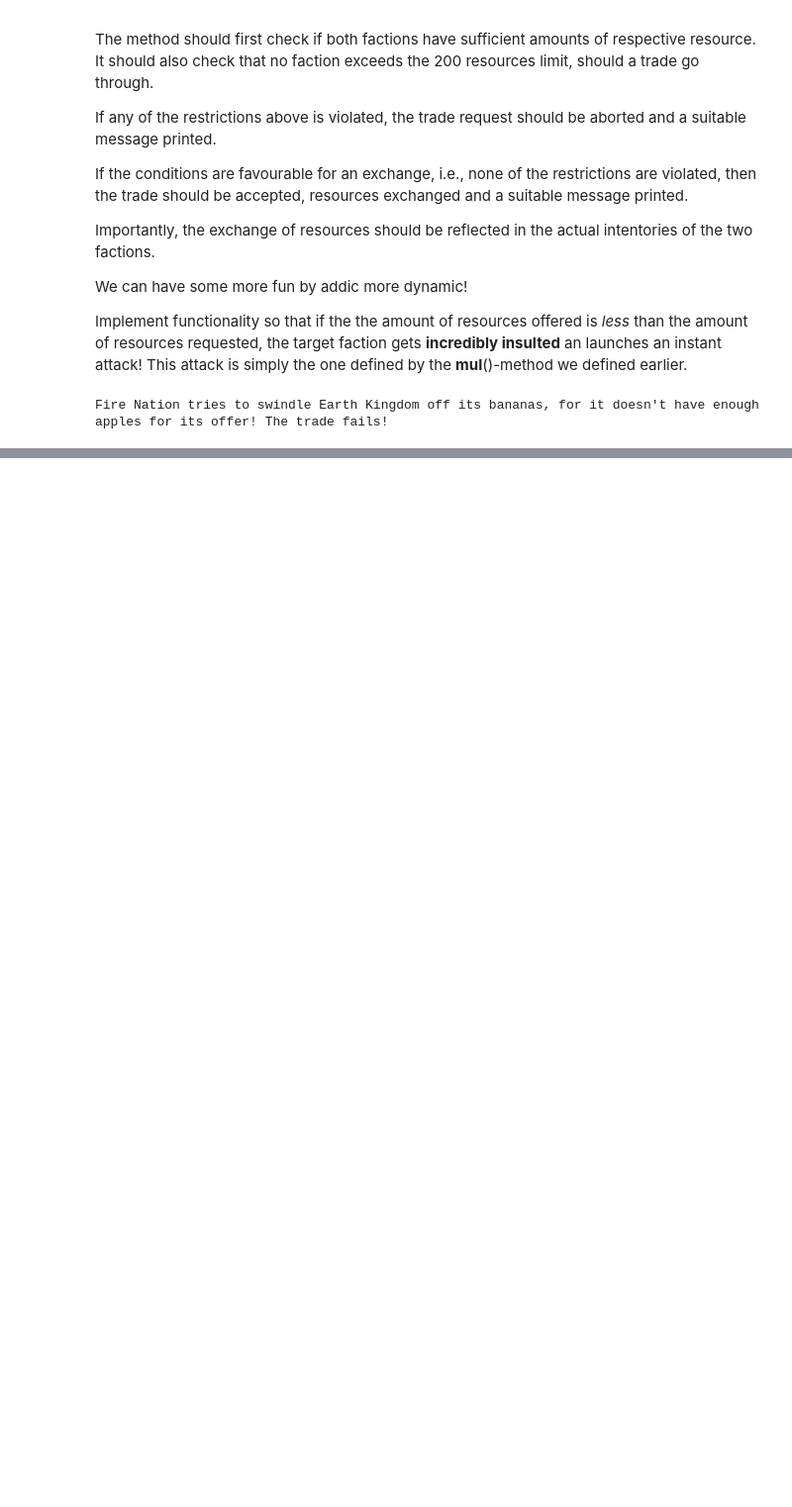
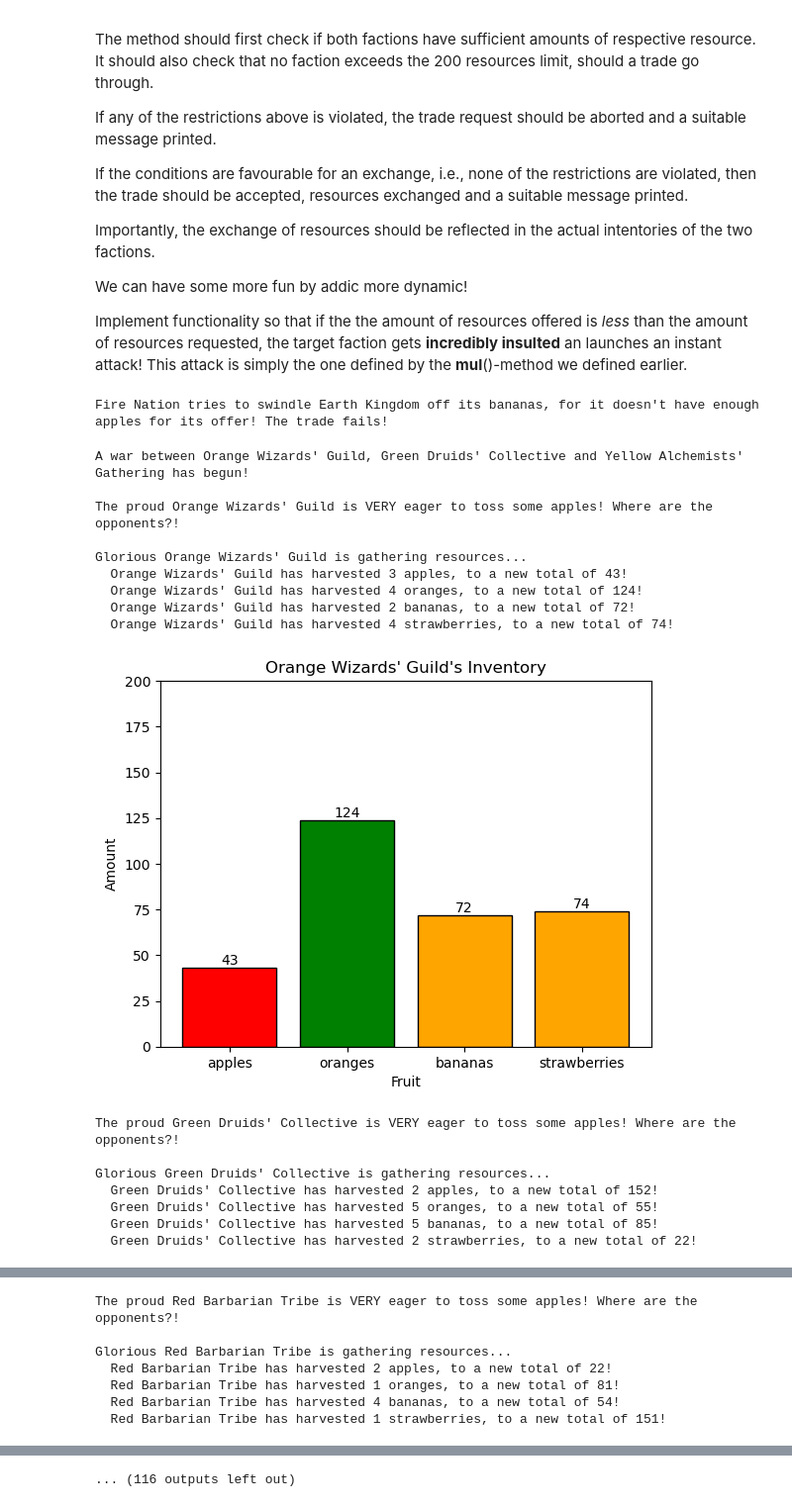
Before and after one commit to SVMino53/aiM24_IsakF_Laboration, a Jupyter notebook: Isak_Forsberg_sweet_conquer.ipynb, the cells around one changed output, grey strips where cells are left out. Shown at 99% size. Saved outputs shown, nothing was run; the diff lists cells and outputs as text; code cells hidden in the pictures; blank space fills up the shorter version.

```diff
--- a/Isak_Forsberg_sweet_conquer.ipynb
+++ b/Isak_Forsberg_sweet_conquer.ipynb
@@ -759,46 +759,106 @@ fruits = ["apples", "oranges", "bananas", "strawberries"]
 green_druids = Faction("Green Druids' Collective", 150, 50, 80, 20)
 orange_wizards = Faction("Orange Wizards' Guild", 40, 120, 70, 70)
 yellow_alchemists = Faction("Yellow Alchemists' Gathering", 70, 70, 120, 40)
-red_barbarians = Faction("Red Barbarians' Tribe", 20, 80, 50, 150)
+red_barbarians = Faction("Red Barbarian Tribe", 20, 80, 50, 150)
 
 factions = [green_druids, orange_wizards, yellow_alchemists, red_barbarians]
 random.shuffle(factions)
 
-print(f"A war between {", ".join(factions[:-2])} and {factions[-1]}!")
+print(f"A war between {", ".join([f.name for f in factions[:-2]])} and {factions[-1].name} has begun!")
 print()
 
 index = 0
 while len(factions) > 1:
     time.sleep(2)
     current_faction = factions[index]
-    action = random.choice(actions)
+    current_faction.status()
+    print()
+
+    time.sleep(2)
+
+    if current_faction.inventory() < 800:
+        action = random.choice(actions)
+    else:
+        action = "attack"
 
     if action == "gather":
         current_faction.organical_growth()
         print()
+
+        time.sleep(2)
+        current_faction.visualize_resources()
 
     elif action == "attack":
         target_index = random.choice([i for i in range(len(factions)) if i != index])
         target_faction = factions[target_index]
         current_faction * target_faction
         print()
+
+        time.sleep(2)
+        current_faction.visualize_resources()
 
         if target_faction.inventory() == 0:
             time.sleep(2)
 
             if index > target_index:
                 index -= 1
 
             factions.remove(target_faction)
 
             print(f"{target_faction} has been defeated by {current_faction}!!!")
             print()
 
+        else:
+            time.sleep(2)
+            target_faction.visualize_resources()
+
     else:
         target_index = random.choice([i for i in range(len(factions)) if i != index])
         target_faction = factions[target_index]
-        requested_fruit =
+        requested_fruit = random.choice([fruit for fruit in fruits if getattr(current_faction, fruit) < 200])
+        requested_amount = random.randint(1, 200 - getattr(current_faction, requested_fruit))
+        offered_fruit = random.choice([fruit for fruit in fruits if getattr(current_faction, fruit) > 1])
+        offered_amount = random.randint(1, getattr(current_faction, offered_fruit) - 1)
 
-        current_faction.trade_offer(target_faction, )
+        current_faction.trade_offer(target_faction, offered_fruit, offered_amount, requested_fruit, requested_amount)
+        print()
+
+        if current_faction.inventory() == 0:
+            time.sleep(2)
+
+            index -= 1
+
+            factions.remove(current_faction)
+
+            print(f"{current_faction} has been defeated by {target_faction}!!!")
+            print()
+
+            time.sleep(2)
+            target_faction.visualize_resources()
+
+        else:
+            time.sleep(2)
+            current_faction.visualize_resources()
+
+            time.sleep(2)
+            target_faction.visualize_resources()
 
     index = (index + 1) % len(factions)
+# %% [output]
+A war between Orange Wizards' Guild, Green Druids' Collective and Yellow Alchemists' Gathering has begun!
+
+The proud Orange Wizards' Guild is VERY eager to toss some apples! Where are the opponents?!
+
+Glorious Orange Wizards' Guild is gathering resources...
+  Orange Wizards' Guild has harvested 3 apples, to a new total of 43!
+  Orange Wizards' Guild has harvested 4 oranges, to a new total of 124!
+  Orange Wizards' Guild has harvested 2 bananas, to a new total of 72!
+  Orange Wizards' Guild has harvested 4 strawberries, to a new total of 74!
+[figure, added]
+The proud Green Druids' Collective is VERY eager to toss some apples! Where are the opponents?!
+
+Glorious Green Druids' Collective is gathering resources...
+  Green Druids' Collective has harvested 2 apples, to a new total of 152!
+  Green Druids' Collective has harvested 5 oranges, to a new total of 55!
+  Green Druids' Collective has harvested 5 bananas, to a new total of 85!
+  Green Druids' Collective has harvested 2 strawberries, to a new total of 22!
@@ -804,0 +866,7 @@ while len(factions) > 1:
+The proud Red Barbarian Tribe is VERY eager to toss some apples! Where are the opponents?!
+
+Glorious Red Barbarian Tribe is gathering resources...
+  Red Barbarian Tribe has harvested 2 apples, to a new total of 22!
+  Red Barbarian Tribe has harvested 1 oranges, to a new total of 81!
+  Red Barbarian Tribe has harvested 4 bananas, to a new total of 54!
+  Red Barbarian Tribe has harvested 1 strawberries, to a new total of 151!
@@ -804,0 +902 @@ while len(factions) > 1:
+... (116 outputs left out)
```
Also changed, not shown: parts of 2 cells of this notebook.
